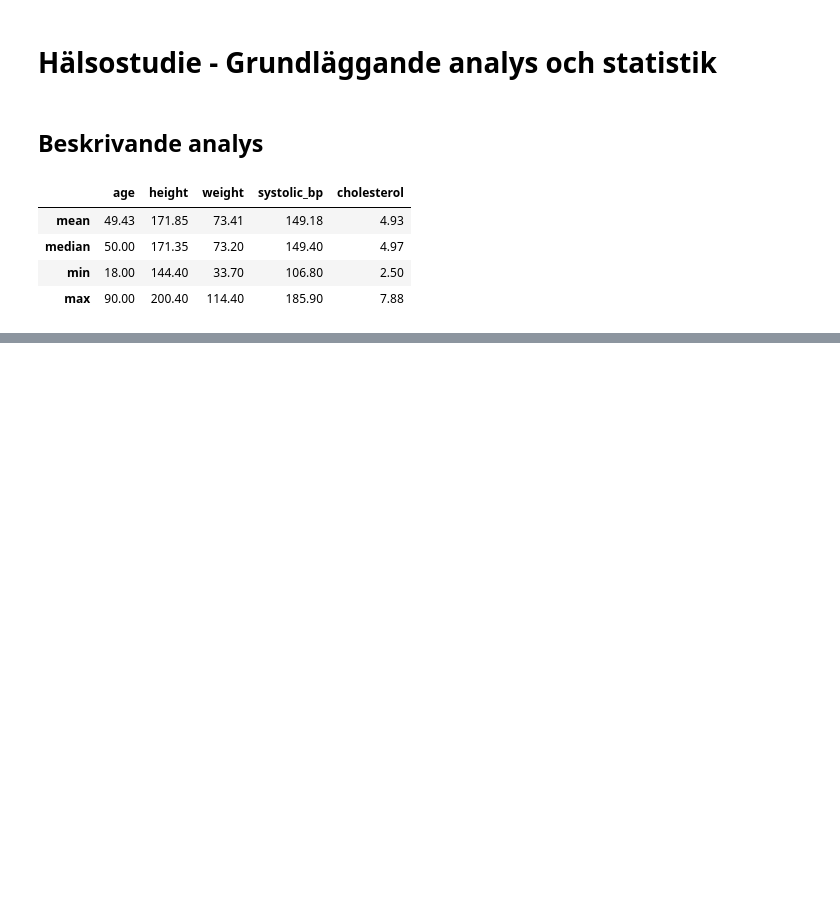
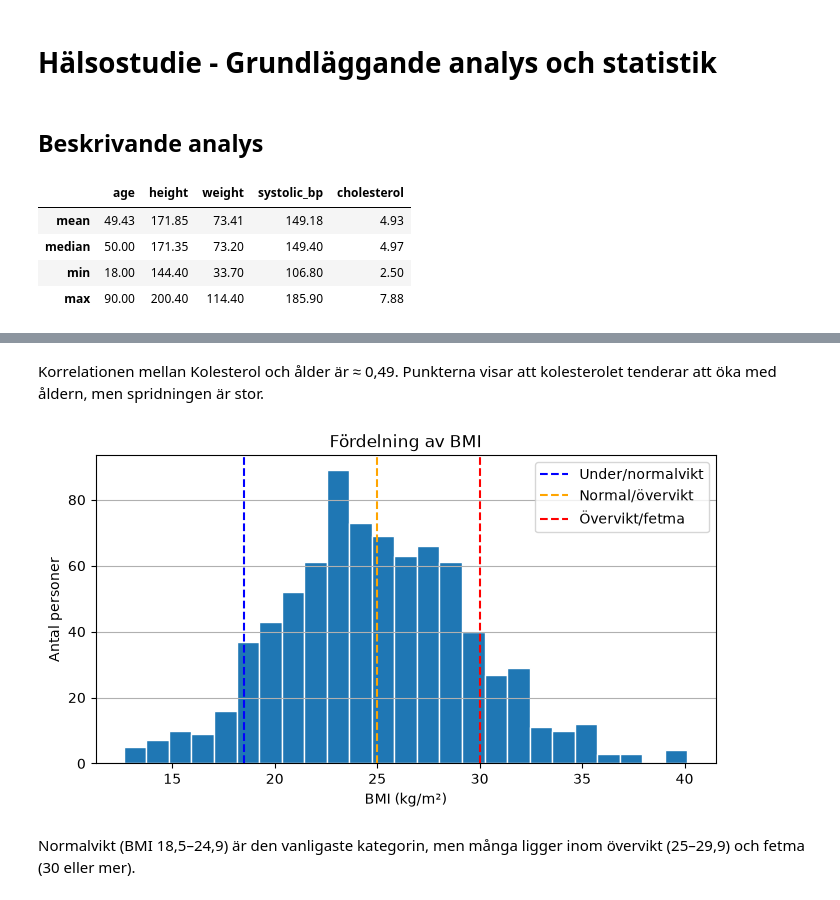
Before and after one commit to Jujbraga/halsostudie, a Jupyter notebook: report.ipynb, the cells around one changed output, grey strips where cells are left out. Saved outputs shown, nothing was run; the diff lists cells and outputs as text; code cells hidden in the pictures; blank space fills up the shorter version.

```diff
--- a/report.ipynb
+++ b/report.ipynb
@@ -20,0 +92,22 @@ avg
+# %% [markdown]
+Korrelationen mellan Kolesterol och ålder är ≈ 0,49. Punkterna visar att kolesterolet tenderar att öka med åldern, men spridningen är stor.
+# %%
+df["bmi"] = df["weight"] / (df["height"] / 100) ** 2
+
+fig, (ax) = plt.subplots(figsize=(8, 4))
+ax.hist(df["bmi"], bins=25, edgecolor="white")
+
+ax.axvline(18.5, color="blue", linestyle="--", label="Under/normalvikt")
+ax.axvline(25, color="orange", linestyle="--", label="Normal/övervikt")
+ax.axvline(30, color="red", linestyle="--", label="Övervikt/fetma")
+
+ax.set_title("Fördelning av BMI")
+ax.set_ylabel("Antal personer")
+plt.xlabel("BMI (kg/m²)")
+ax.grid(True, axis="y")
+plt.legend()
+plt.show()
+# %% [output]
+[figure, added]
+# %% [markdown]
+Normalvikt (BMI 18,5–24,9) är den vanligaste kategorin, men många ligger inom övervikt (25–29,9) och fetma (30 eller mer).
```
Also changed, not shown: parts of 6 cells of this notebook.
